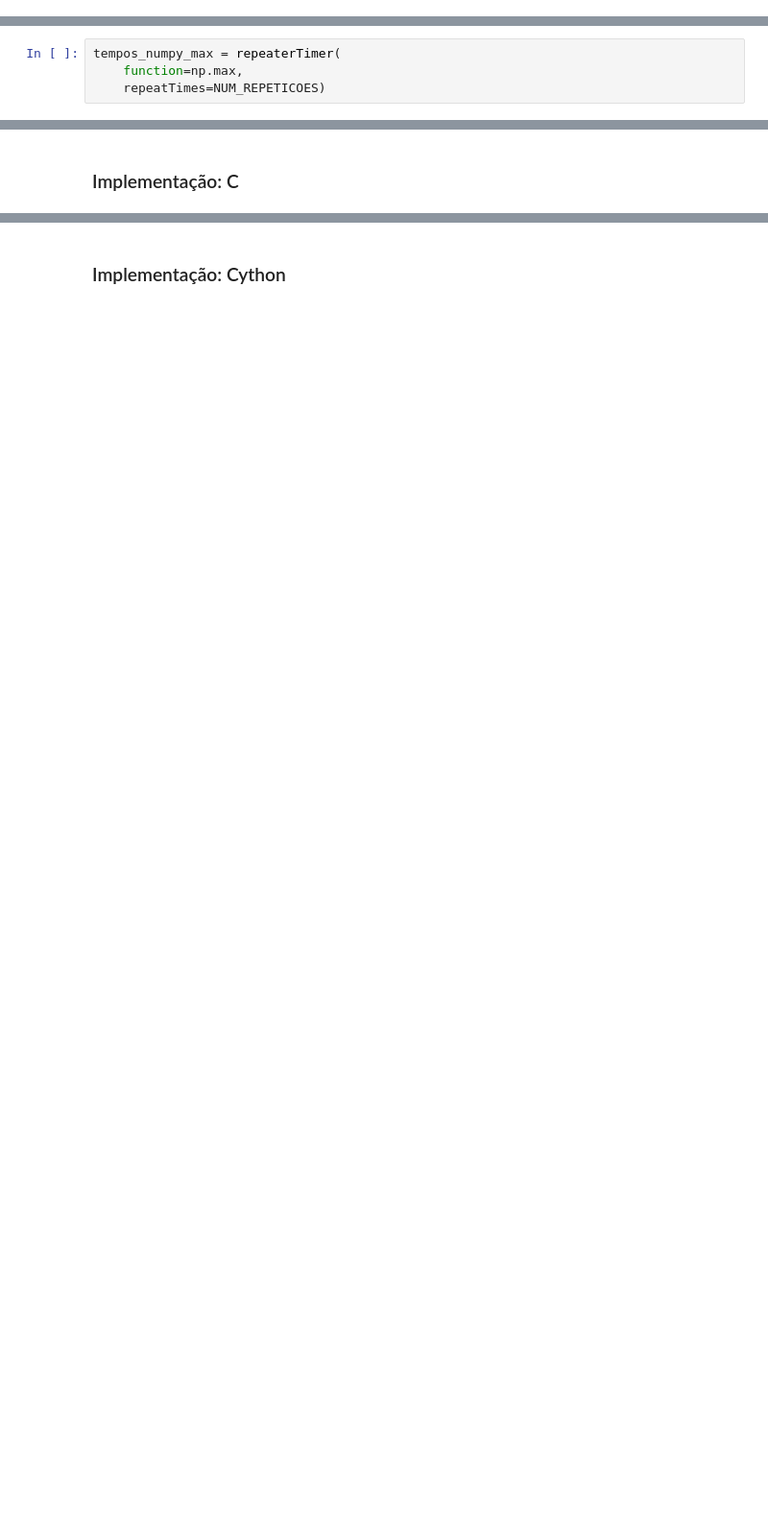
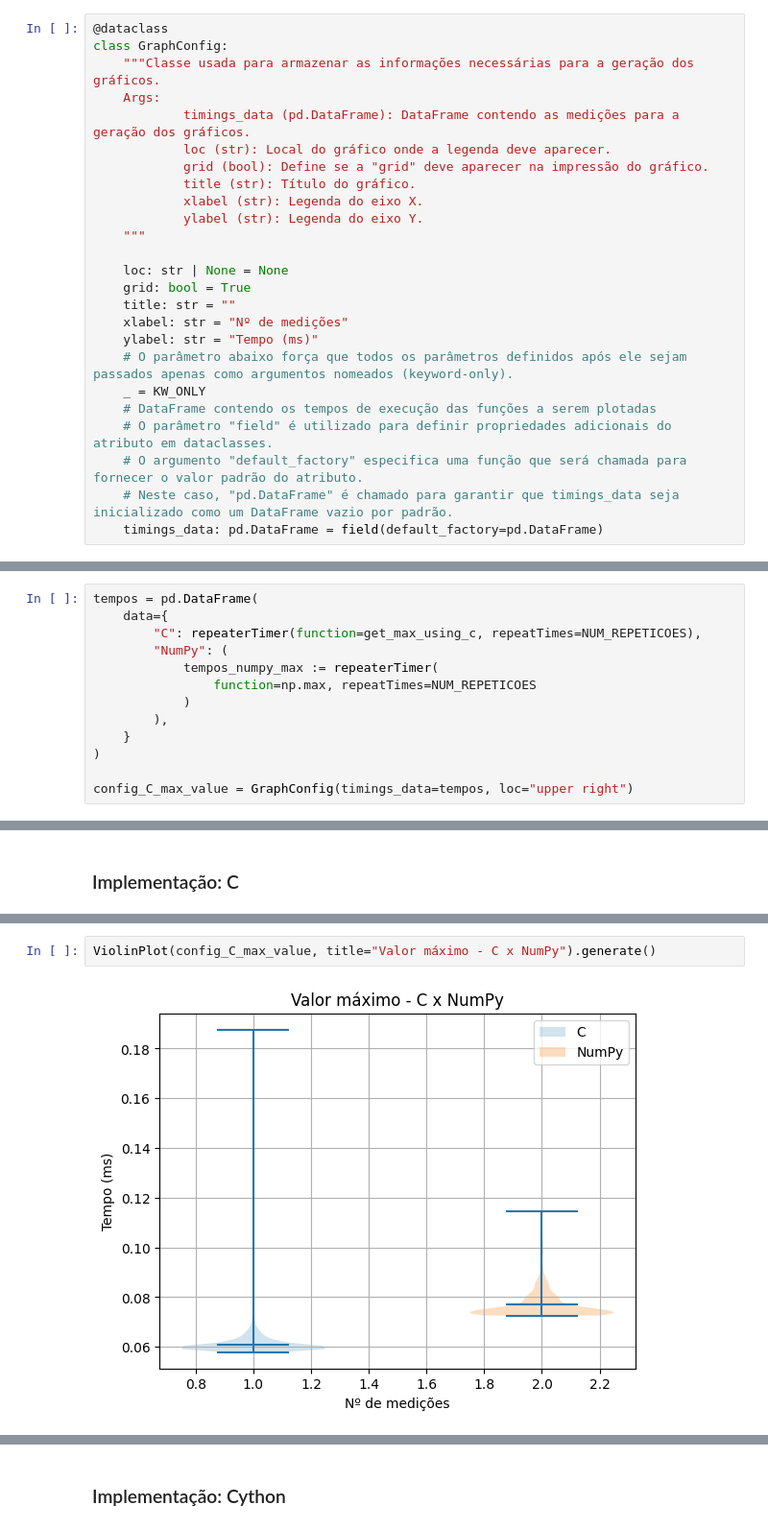
Before and after one commit to marcuscostagraciano/TCC-BSI, a Jupyter notebook: main.ipynb, the cells around one changed output, grey strips where cells are left out. Shown at 96% size. Saved outputs shown, nothing was run; the diff lists cells and outputs as text; blank space fills up the shorter version.

Commit message:
REFACTOR: add GraphConfig class

```diff
--- a/main.ipynb
+++ b/main.ipynb
@@ -104,4 +116,29 @@ def repeaterTimer(
 # %% [markdown]
 ## Classes
+# %%
+@dataclass
+class GraphConfig:
+    """Classe usada para armazenar as informações necessárias para a geração dos gráficos.
+    Args:
+            timings_data (pd.DataFrame): DataFrame contendo as medições para a geração dos gráficos.
+            loc (str): Local do gráfico onde a legenda deve aparecer.
+            grid (bool): Define se a "grid" deve aparecer na impressão do gráfico.
+            title (str): Título do gráfico.
+            xlabel (str): Legenda do eixo X.
+            ylabel (str): Legenda do eixo Y.
+    """
+
+    loc: str | None = None
+    grid: bool = True
+    title: str = ""
+    xlabel: str = "Nº de medições"
+    ylabel: str = "Tempo (ms)"
+    # O parâmetro abaixo força que todos os parâmetros definidos após ele sejam passados apenas como argumentos nomeados (keyword-only).
+    _ = KW_ONLY
+    # DataFrame contendo os tempos de execução das funções a serem plotadas
+    # O parâmetro "field" é utilizado para definir propriedades adicionais do atributo em dataclasses.
+    # O argumento "default_factory" especifica uma função que será chamada para fornecer o valor padrão do atributo.
+    # Neste caso, "pd.DataFrame" é chamado para garantir que timings_data seja inicializado como um DataFrame vazio por padrão.
+    timings_data: pd.DataFrame = field(default_factory=pd.DataFrame)
 # %%
 class BaseGraph(ABC):
@@ -237,7 +272,3 @@ class LinePlot(BaseGraph):
 # Testes
 # %% [markdown]
 ## Max Value
-# %%
-tempos_numpy_max = repeaterTimer(
-	function=np.max,
-	repeatTimes=NUM_REPETICOES)
@@ -246,0 +275,13 @@ np.max iniciado - np.max terminado após 74.12739s
+# %%
+tempos = pd.DataFrame(
+    data={
+        "C": repeaterTimer(function=get_max_using_c, repeatTimes=NUM_REPETICOES),
+        "NumPy": (
+            tempos_numpy_max := repeaterTimer(
+                function=np.max, repeatTimes=NUM_REPETICOES
+            )
+        ),
+    }
+)
+
+config_C_max_value = GraphConfig(timings_data=tempos, loc="upper right")
@@ -268,0 +295,4 @@ LinePlot(timings_data=tempos).generate()
+# %%
+ViolinPlot(config_C_max_value, title="Valor máximo - C x NumPy").generate()
+# %% [output]
+[figure, added]
```
Also changed, not shown: parts of 47 cells of this notebook.
